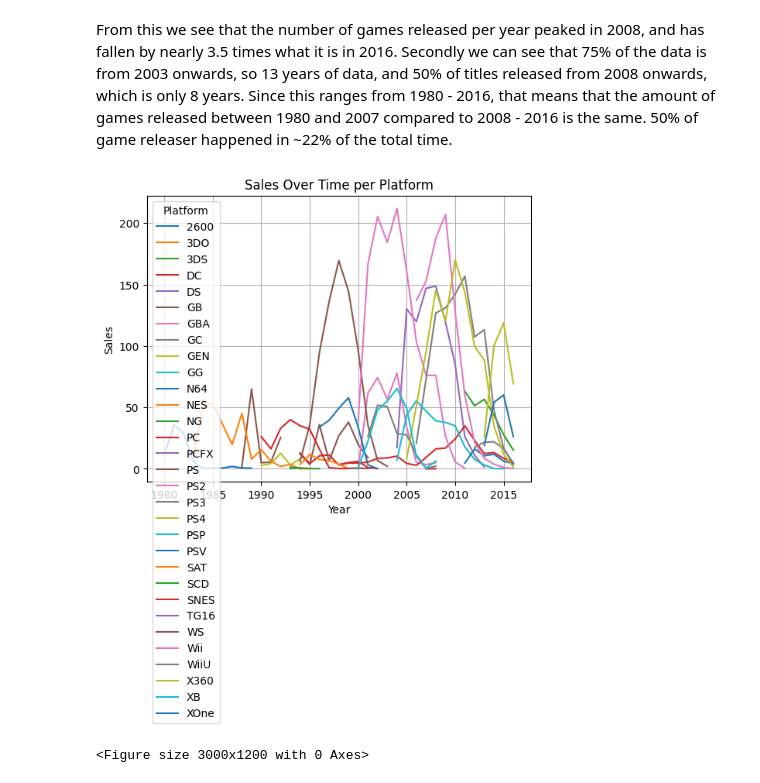
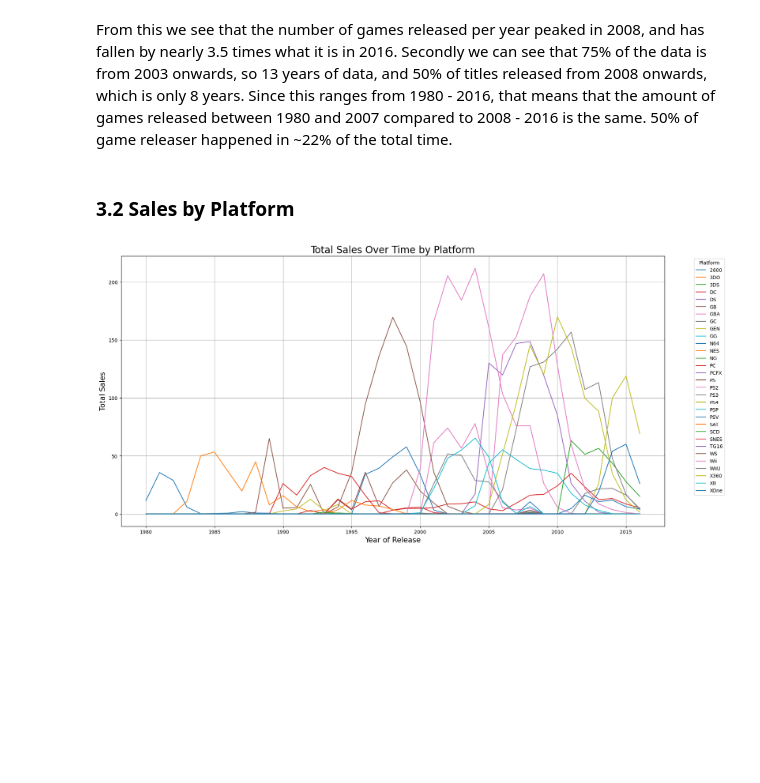
Before and after one commit to Vyncent-vdW/sprint_5_game_platforms, a Jupyter notebook: games_df.ipynb, the cells around one changed output. Saved outputs shown, nothing was run; the diff lists cells and outputs as text; code cells hidden in the pictures; blank space fills up the shorter version.

```diff
--- a/games_df.ipynb
+++ b/games_df.ipynb
@@ -593,23 +595,22 @@ max       2016.000000
 Name: year_of_release, dtype: float64
 # %% [markdown]
 From this we see that the number of games released per year peaked in 2008, and has fallen by nearly 3.5 times what it is in 2016. Secondly we can see that 75% of the data is from 2003 onwards, so 13 years of data, and 50% of titles released from 2008 onwards, which is only 8 years. Since this ranges from 1980 - 2016, that means that the amount of games released between 1980 and 2007 compared to 2008 - 2016 is the same. 50% of game releaser happened in ~22% of the total time.
+# %% [markdown]
+### 3.2 Sales by Platform
 # %%
 sales_over_time = df.groupby(['year_of_release', 'platform'])['total_sales'].sum().unstack()
+sales_over_time = sales_over_time.fillna(0)
 
-# Plot the data
-sales_over_time.plot(kind='line')
+sales_over_time.plot(kind='line',
+                     figsize=(20, 10),
+                     grid=True)
 
-# Add labels and title
-plt.xlabel('Year')
-plt.ylabel('Sales')
-plt.title('Sales Over Time per Platform')
-plt.legend(title='Platform')
-plt.grid(True)
-plt.figure(figsize= (30, 12))
-# Show the plot
+plt.xlabel('Year of Release', fontsize=15)
+plt.ylabel('Total Sales', fontsize=15)
+plt.title('Total Sales Over Time by Platform', fontsize=20)
+plt.legend(title='Platform', bbox_to_anchor=(1.05, 1), loc='upper left')
 plt.show()
 # %% [output]
-[figure, old version]
+[figure, new version]
-<Figure size 3000x1200 with 0 Axes>
 # %%
 sales_by_platform = df.groupby(["year_of_release", "platform"])["total_sales"].sum().unstack()
```
Also changed, not shown: parts of 11 cells of this notebook.
